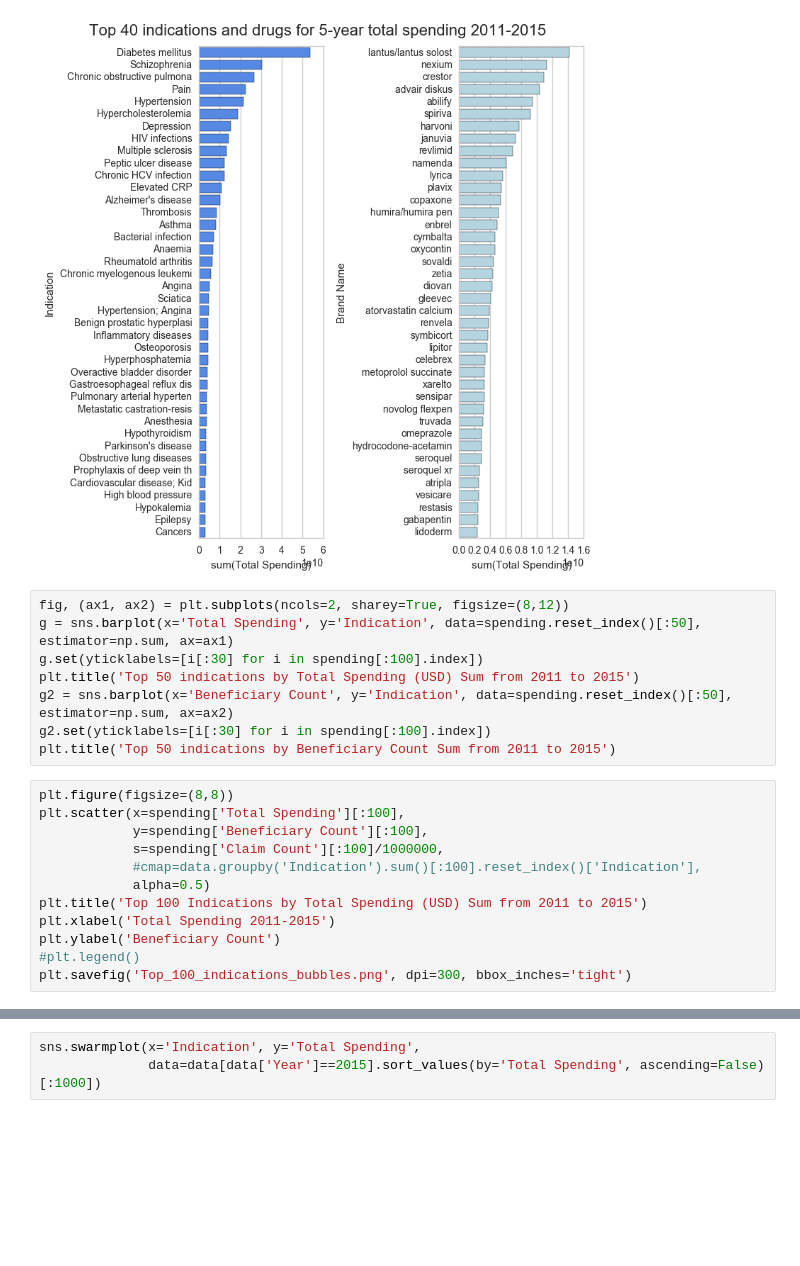
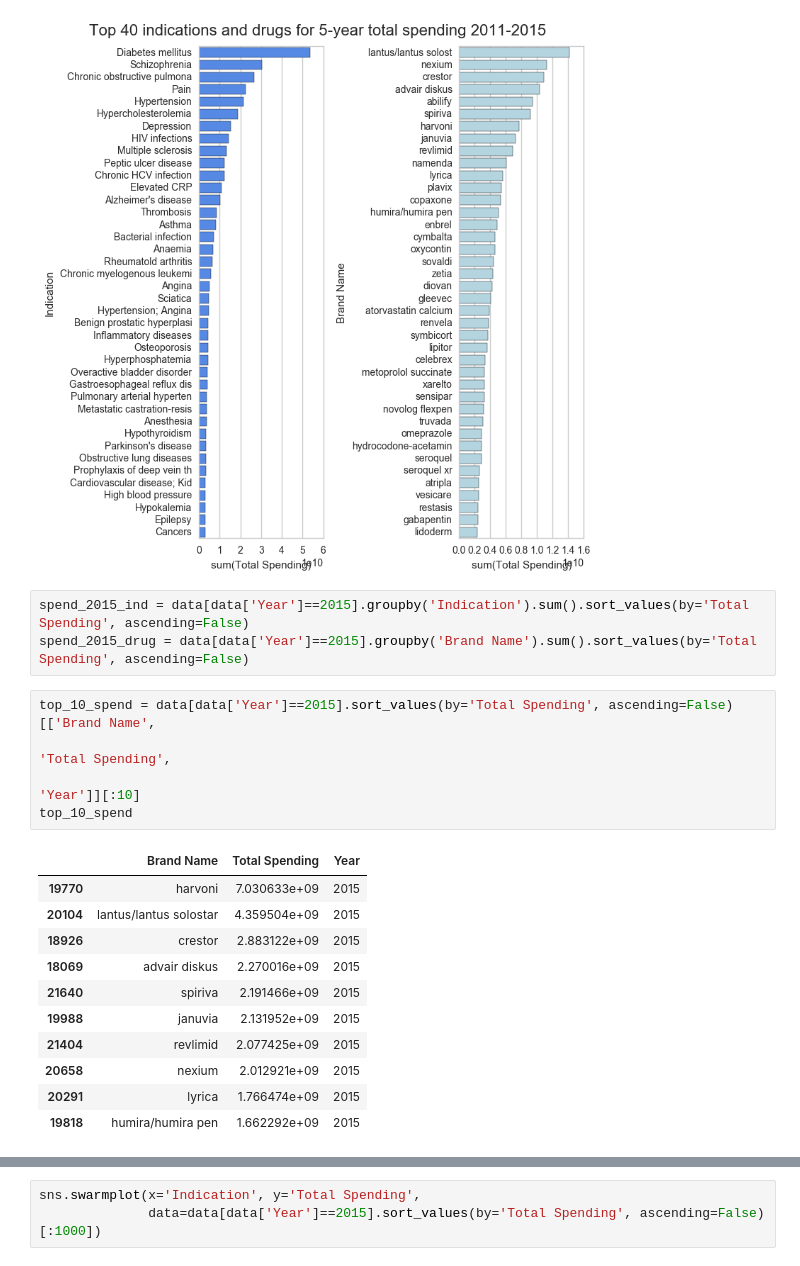
Before and after one commit to dariodata/medicare-drug-cost, a Jupyter notebook: plot_1_total_cost.ipynb, the cells around one changed output, grey strips where cells are left out. Saved outputs shown, nothing was run; the diff lists cells and outputs as text; blank space fills up the shorter version.

```diff
--- a/plot_1_total_cost.ipynb
+++ b/plot_1_total_cost.ipynb
@@ -34,23 +34,23 @@ fig.subplots_adjust(top=0.94)
 plt.savefig('Top_%s_disease_drug.png' %n_top, dpi=300, bbox_inches='tight')
 # %% [output]
 [figure]
-# %%
-fig, (ax1, ax2) = plt.subplots(ncols=2, sharey=True, figsize=(8,12))
-g = sns.barplot(x='Total Spending', y='Indication', data=spending.reset_index()[:50], estimator=np.sum, ax=ax1)
-g.set(yticklabels=[i[:30] for i in spending[:100].index])
-plt.title('Top 50 indications by Total Spending (USD) Sum from 2011 to 2015')
-g2 = sns.barplot(x='Beneficiary Count', y='Indication', data=spending.reset_index()[:50], estimator=np.sum, ax=ax2)
-g2.set(yticklabels=[i[:30] for i in spending[:100].index])
-plt.title('Top 50 indications by Beneficiary Count Sum from 2011 to 2015')
-# %%
-plt.figure(figsize=(8,8))
-plt.scatter(x=spending['Total Spending'][:100],
-            y=spending['Beneficiary Count'][:100],
-            s=spending['Claim Count'][:100]/1000000,
-            #cmap=data.groupby('Indication').sum()[:100].reset_index()['Indication'],
-            alpha=0.5)
-plt.title('Top 100 Indications by Total Spending (USD) Sum from 2011 to 2015')
-plt.xlabel('Total Spending 2011-2015')
-plt.ylabel('Beneficiary Count')
-#plt.legend()
-plt.savefig('Top_100_indications_bubbles.png', dpi=300, bbox_inches='tight')
+# %%
+spend_2015_ind = data[data['Year']==2015].groupby('Indication').sum().sort_values(by='Total Spending', ascending=False)
+spend_2015_drug = data[data['Year']==2015].groupby('Brand Name').sum().sort_values(by='Total Spending', ascending=False)
+# %%
+top_10_spend = data[data['Year']==2015].sort_values(by='Total Spending', ascending=False)[['Brand Name',
+                                                                                           'Total Spending',
+                                                                                           'Year']][:10]
+top_10_spend
+# %% [output]
+|  | Brand Name | Total Spending | Year |
+| 19770 | harvoni | 7.030633e+09 | 2015 |
+| 20104 | lantus/lantus solostar | 4.359504e+09 | 2015 |
+| 18926 | crestor | 2.883122e+09 | 2015 |
+| 18069 | advair diskus | 2.270016e+09 | 2015 |
+| 21640 | spiriva | 2.191466e+09 | 2015 |
+| 19988 | januvia | 2.131952e+09 | 2015 |
+| 21404 | revlimid | 2.077425e+09 | 2015 |
+| 20658 | nexium | 2.012921e+09 | 2015 |
+| 20291 | lyrica | 1.766474e+09 | 2015 |
+| 19818 | humira/humira pen | 1.662292e+09 | 2015 |
```
Also changed, not shown: parts of 9 cells of this notebook.
